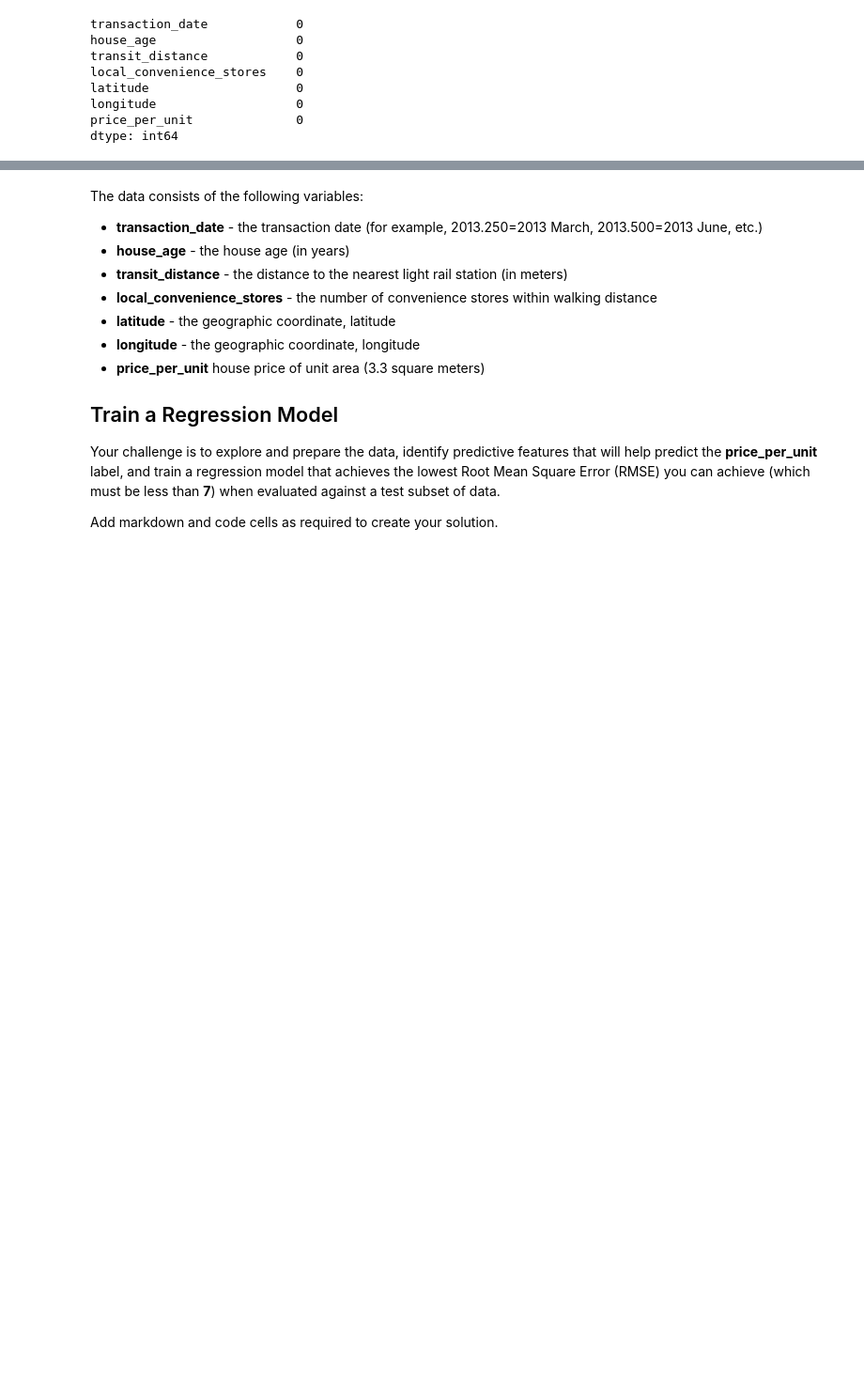
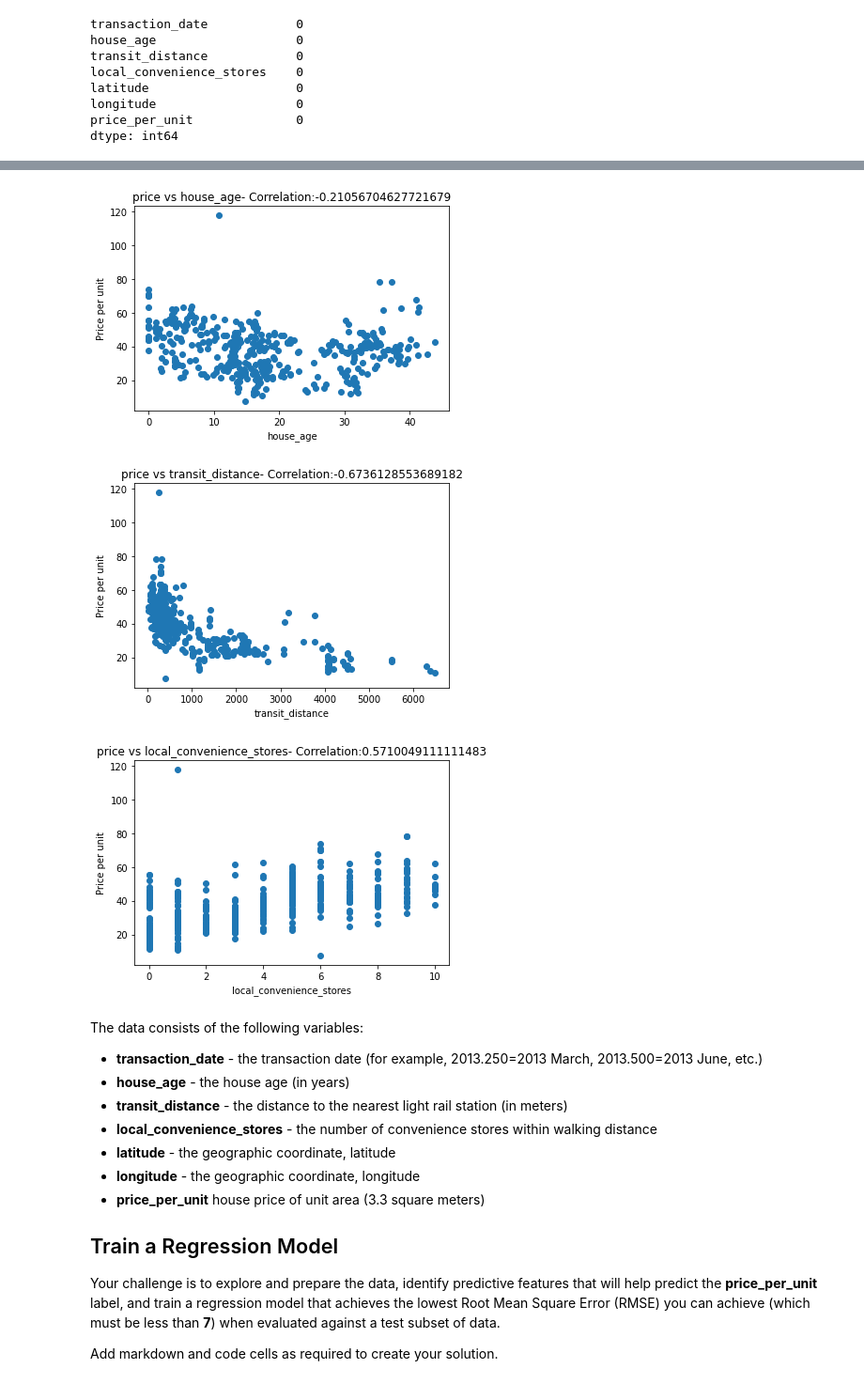
Before and after one commit to shivani-singhal0410/ml-challenges, a Jupyter notebook: challenges/02 - Real Estate Regression Challenge.ipynb, the cells around one changed output, grey strips where cells are left out. Shown at 94% size. Cells and saved outputs as stored; diff of their text form; code cells hidden in the pictures; blank space fills up the shorter version.

```diff
--- a/challenges/02 - Real Estate Regression Challenge.ipynb
+++ b/challenges/02 - Real Estate Regression Challenge.ipynb
@@ -65,3 +120,17 @@ data[data.isnull().any(axis = 1)]
+# %%
+for col in numeric_features:
+    feature = data[col]
+    label = data["price_per_unit"]
+    correlation = feature.corr(label)
+    plt.scatter(feature, y = label )
+    plt.xlabel(col)
+    plt.ylabel("Price per unit")
+    plt.title("price vs " + col + "- Correlation:" + str(correlation))
+    plt.show()
+# %% [output]
+[figure, added]
+[figure, added]
+[figure, added]
 # %% [markdown]
 The data consists of the following variables:
 
```
Also changed, not shown: parts of 9 cells of this notebook.
